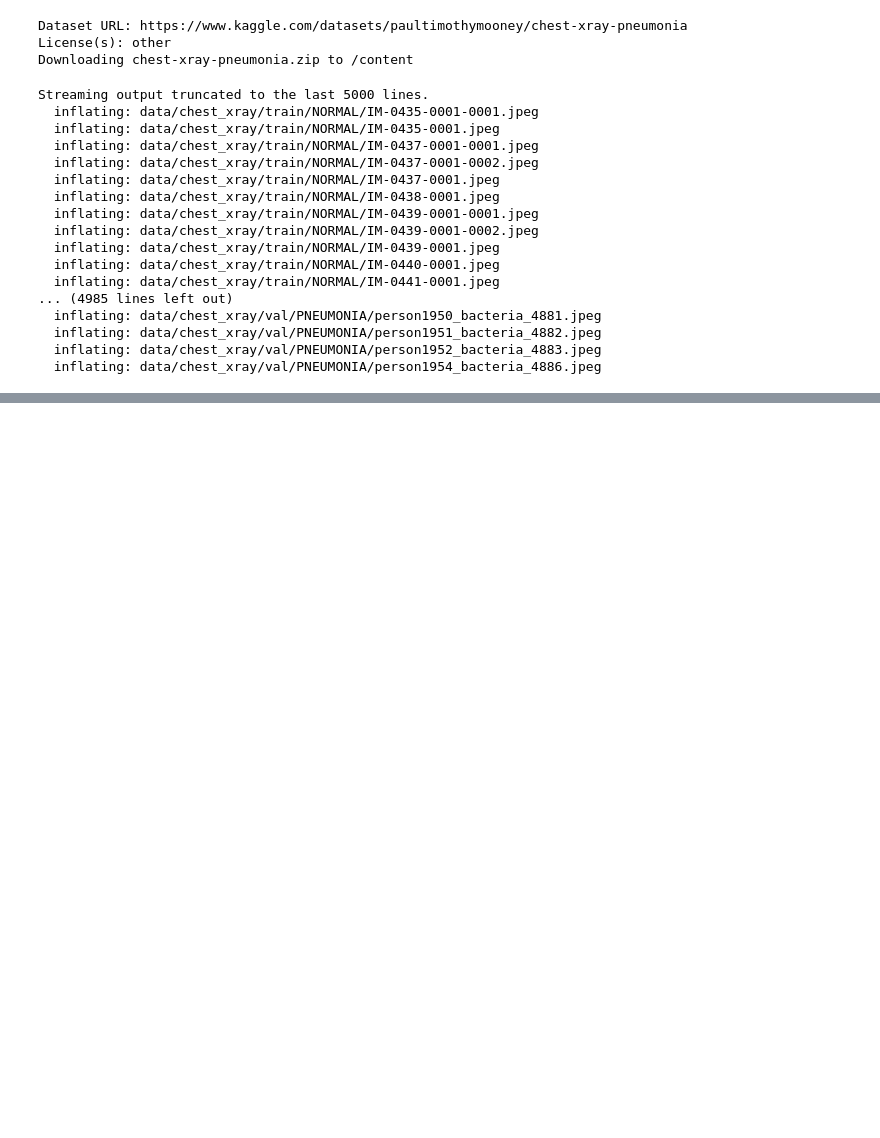
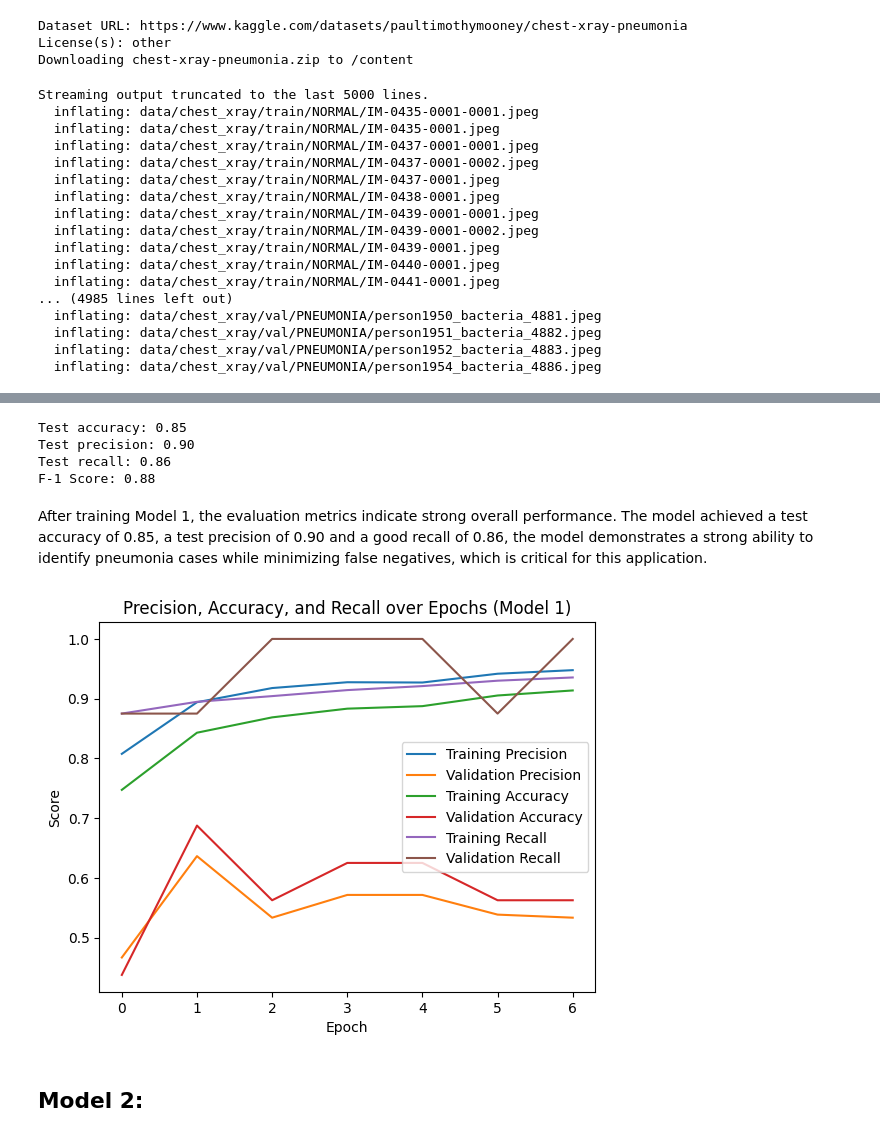
Before and after one commit to aramirezfr/RecommenderSystemProject, a Jupyter notebook: CNN_Pneumonia_Classifier.ipynb, the cells around one changed output, grey strips where cells are left out. Drawn from its saved outputs; the diff is of its cells as text; code cells hidden in the pictures; blank space fills up the shorter version.

```diff
--- a/CNN_Pneumonia_Classifier.ipynb
+++ b/CNN_Pneumonia_Classifier.ipynb
@@ -33,0 +336,5 @@ Streaming output truncated to the last 5000 lines.
+# %%
+#setting metrics for all the models to be trained
+METRICS=['accuracy',
+         tf.keras.metrics.Precision(name='precision'),
+         tf.keras.metrics.Recall(name='recall')]
@@ -33,0 +346,9 @@ Streaming output truncated to the last 5000 lines.
+# %%
+#define EarlyStopping
+early_stopping = EarlyStopping(
+    monitor='val_loss',  #monitor validation loss
+    patience=5,          #number of epochs with no improvement before stopping
+    restore_best_weights=True  #restore weights from the epoch with the best validation loss
+)
+#learning rate scheduler callback
+lr_scheduler = ReduceLROnPlateau(monitor='val_loss', factor=0.5, patience=3, verbose=1)
@@ -33,0 +457,10 @@ Streaming output truncated to the last 5000 lines.
+# %%
+#compile the model
+test1_model.compile(optimizer='adam', loss='binary_crossentropy', metrics=METRICS)
+# %%
+test1_history = test1_model.fit(
+    train_set,
+    epochs=10,
+    validation_data=val_set,
+    callbacks=[early_stopping, lr_scheduler]
+)
@@ -33,0 +491,44 @@ Streaming output truncated to the last 5000 lines.
+# %%
+#unpack and print the metrics obtained from model 1
+test1_loss, test1_accuracy, test1_precision, test1_recall = test1_results
+# Calculate the F1 score
+if test1_precision + test1_recall > 0:
+    test1_f1_score = 2 * (test1_precision * test1_recall) / (test1_precision + test1_recall)
+else:
+    test1_f1_score = 0  # Handle the case where both precision and recall are zero to avoid division by zero
+
+
+print(f"Test accuracy: {test1_accuracy:.2f}")
+print(f"Test precision: {test1_precision:.2f}")
+print(f"Test recall: {test1_recall:.2f}")
+print(f"F-1 Score: {test1_f1_score:.2f}")
+# %% [output]
+Test accuracy: 0.85
+Test precision: 0.90
+Test recall: 0.86
+F-1 Score: 0.88
+# %% [markdown]
+After training Model 1, the evaluation metrics indicate strong overall performance. The model achieved a test accuracy of 0.85, a test precision of 0.90 and a good recall of 0.86, the model demonstrates a strong ability to identify pneumonia cases while minimizing false negatives, which is critical for this application.
+# %%
+# Plot training and validation precision
+plt.plot(test1_history.history['precision'], label='Training Precision')
+plt.plot(test1_history.history['val_precision'], label='Validation Precision')
+
+# Plot training and validation accuracy
+plt.plot(test1_history.history['accuracy'], label='Training Accuracy')
+plt.plot(test1_history.history['val_accuracy'], label='Validation Accuracy')
+
+# Plot training and validation recall
+plt.plot(test1_history.history['recall'], label='Training Recall')
+plt.plot(test1_history.history['val_recall'], label='Validation Recall')
+
+# Add labels and title
+plt.xlabel('Epoch')
+plt.ylabel('Score')
+plt.title('Precision, Accuracy, and Recall over Epochs (Model 1)')
+plt.legend()
+plt.show()
+# %% [output]
+[figure, added]
+# %% [markdown]
+## Model 2:
```
Also changed, not shown: parts of 94 cells of this notebook.
